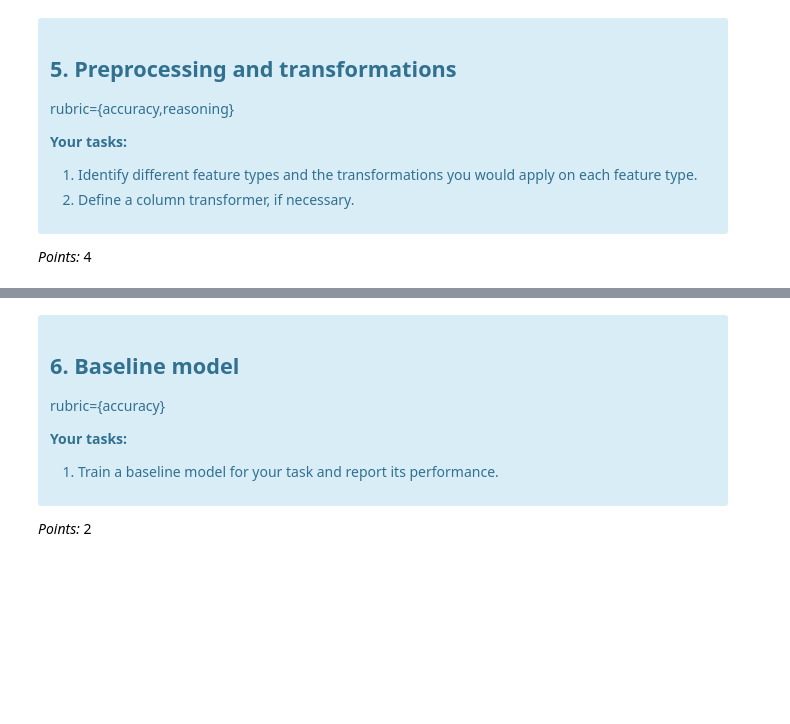
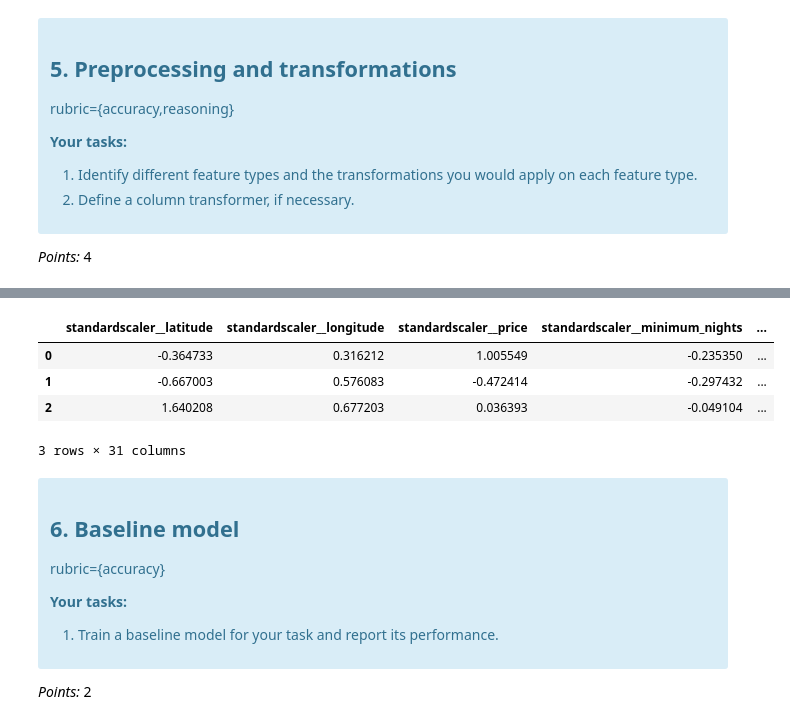
Before and after one commit to hpalafoxp/DSCI-573-Lab4, a Jupyter notebook: lab4.ipynb, the cells around one changed output, grey strips where cells are left out. Drawn from its saved outputs; the diff is of its cells as text; code cells hidden in the pictures; blank space fills up the shorter version.

```diff
--- a/lab4.ipynb
+++ b/lab4.ipynb
@@ -577,0 +584,7 @@ _Points:_ 4
+# %%
+general_preprocessor = make_column_transformer(
+    (StandardScaler(), cont_features),
+    (OneHotEncoder(drop='if_binary', handle_unknown="ignore", sparse_output=False), categorical_features)
+)
+general_preprocessor.set_output(transform="pandas")
+general_preprocessor
@@ -577,0 +620,8 @@ _Points:_ 4
+# %%
+X_test_s.head(3)
+# %% [output]
+|  | standardscaler__latitude | standardscaler__longitude | standardscaler__price | standardscaler__minimum_nights | ... |
+| 0 | -0.364733 | 0.316212 | 1.005549 | -0.235350 | ... |
+| 1 | -0.667003 | 0.576083 | -0.472414 | -0.297432 | ... |
+| 2 | 1.640208 | 0.677203 | 0.036393 | -0.049104 | ... |
+3 rows × 31 columns
```
Also changed, not shown: parts of 43 cells of this notebook, 5 other files.
